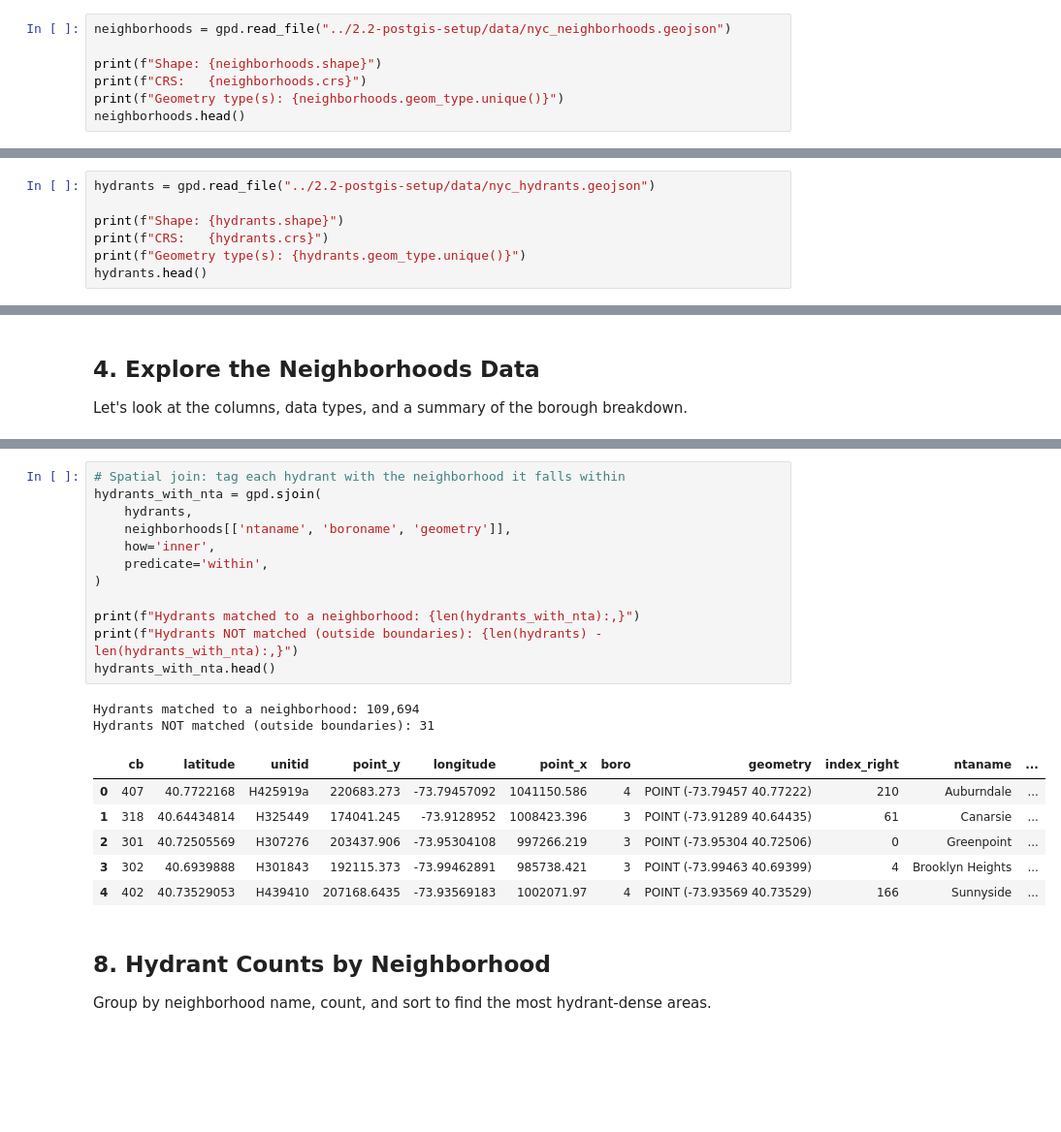
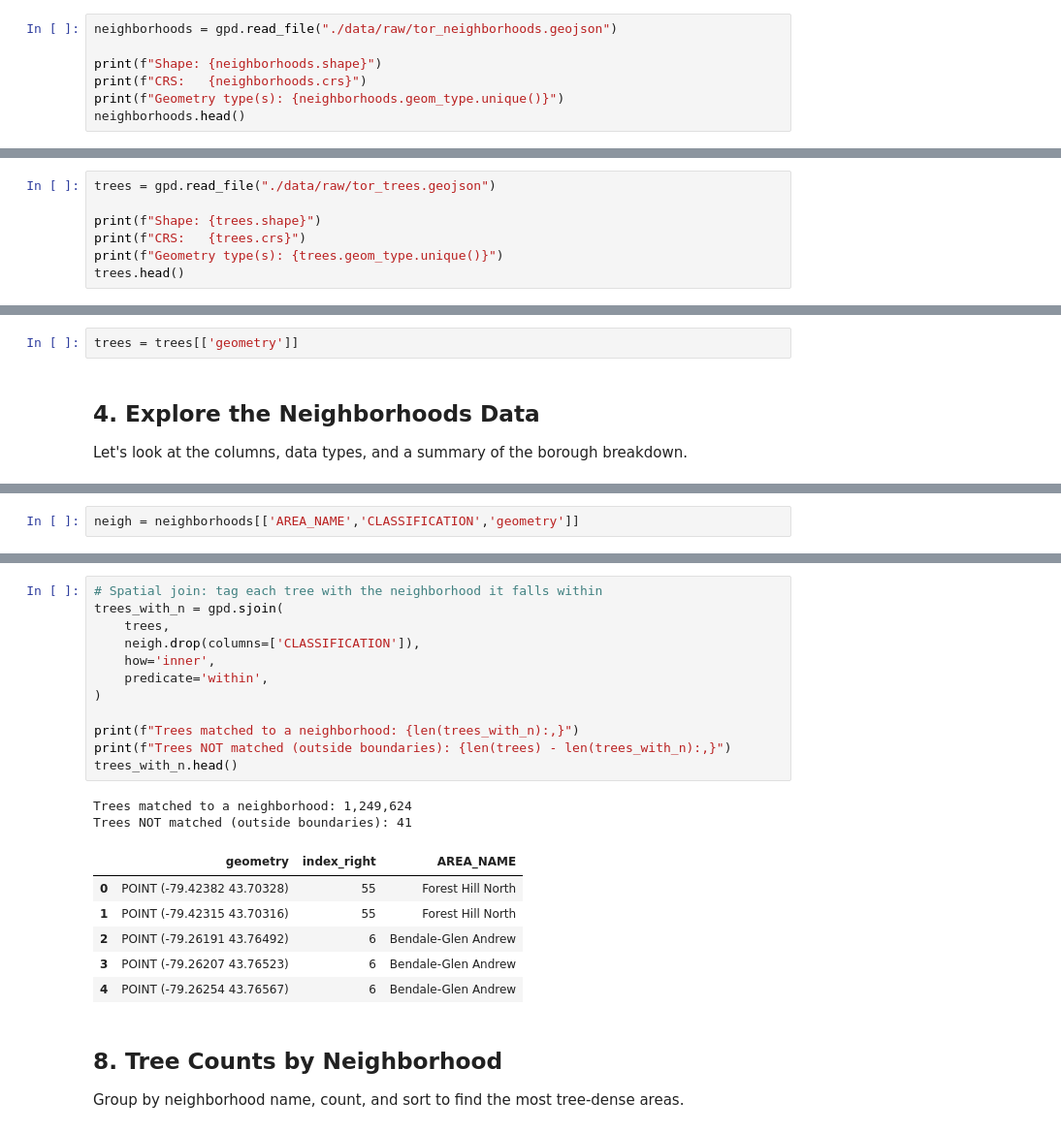
Before and after one commit to AdrianChC/tor-trees-analysis, a Jupyter notebook: analysis.ipynb, the cells around one changed output, grey strips where cells are left out. Shown at 97% size. Cells and saved outputs as stored; diff of their text form; blank space fills up the shorter version.

```diff
--- a/analysis.ipynb
+++ b/analysis.ipynb
@@ -32,5 +32,5 @@ We load the Neighborhood Tabulation Areas (NTAs) GeoJSON that was downloaded in
 # %%
-neighborhoods = gpd.read_file("../2.2-postgis-setup/data/nyc_neighborhoods.geojson")
+neighborhoods = gpd.read_file("./data/raw/tor_neighborhoods.geojson")
 
 print(f"Shape: {neighborhoods.shape}")
 print(f"CRS:   {neighborhoods.crs}")
@@ -56,8 +55,8 @@ The hydrants dataset has ~110K point features. GeoPandas handles this just fine.
 # %%
-hydrants = gpd.read_file("../2.2-postgis-setup/data/nyc_hydrants.geojson")
+trees = gpd.read_file("./data/raw/tor_trees.geojson")
 
-print(f"Shape: {hydrants.shape}")
-print(f"CRS:   {hydrants.crs}")
-print(f"Geometry type(s): {hydrants.geom_type.unique()}")
-hydrants.head()
+print(f"Shape: {trees.shape}")
+print(f"CRS:   {trees.crs}")
+print(f"Geometry type(s): {trees.geom_type.unique()}")
+trees.head()
 # %% [output]
@@ -75,3 +74,5 @@ Length: 1, dtype: str
+# %%
+trees = trees[['geometry']]
 # %% [markdown]
 ## 4. Explore the Neighborhoods Data
 
@@ -103,3 +105,5 @@ Name: count, dtype: int64
+# %%
+neigh = neighborhoods[['AREA_NAME','CLASSIFICATION','geometry']]
 # %% [markdown]
 ## 5. Plot the Neighborhoods
 
@@ -156,26 +160,26 @@ This may take 30–60 seconds on ~110K points against ~260 polygons.
 # %%
-# Spatial join: tag each hydrant with the neighborhood it falls within
-hydrants_with_nta = gpd.sjoin(
-    hydrants,
-    neighborhoods[['ntaname', 'boroname', 'geometry']],
+# Spatial join: tag each tree with the neighborhood it falls within
+trees_with_n = gpd.sjoin(
+    trees,
+    neigh.drop(columns=['CLASSIFICATION']),
     how='inner',
     predicate='within',
 )
 
-print(f"Hydrants matched to a neighborhood: {len(hydrants_with_nta):,}")
-print(f"Hydrants NOT matched (outside boundaries): {len(hydrants) - len(hydrants_with_nta):,}")
-hydrants_with_nta.head()
+print(f"Trees matched to a neighborhood: {len(trees_with_n):,}")
+print(f"Trees NOT matched (outside boundaries): {len(trees) - len(trees_with_n):,}")
+trees_with_n.head()
 # %% [output]
-Hydrants matched to a neighborhood: 109,694
-Hydrants NOT matched (outside boundaries): 31
+Trees matched to a neighborhood: 1,249,624
+Trees NOT matched (outside boundaries): 41
-|  | cb | latitude | unitid | point_y | longitude | point_x | boro | geometry | index_right | ntaname | ... |
-| 0 | 407 | 40.7722168 | H425919a | 220683.273 | -73.79457092 | 1041150.586 | 4 | POINT (-73.79457 40.77222) | 210 | Auburndale | ... |
-| 1 | 318 | 40.64434814 | H325449 | 174041.245 | -73.9128952 | 1008423.396 | 3 | POINT (-73.91289 40.64435) | 61 | Canarsie | ... |
-| 2 | 301 | 40.72505569 | H307276 | 203437.906 | -73.95304108 | 997266.219 | 3 | POINT (-73.95304 40.72506) | 0 | Greenpoint | ... |
-| 3 | 302 | 40.6939888 | H301843 | 192115.373 | -73.99462891 | 985738.421 | 3 | POINT (-73.99463 40.69399) | 4 | Brooklyn Heights | ... |
-| 4 | 402 | 40.73529053 | H439410 | 207168.6435 | -73.93569183 | 1002071.97 | 4 | POINT (-73.93569 40.73529) | 166 | Sunnyside | ... |
+|  | geometry | index_right | AREA_NAME |
+| 0 | POINT (-79.42382 43.70328) | 55 | Forest Hill North |
+| 1 | POINT (-79.42315 43.70316) | 55 | Forest Hill North |
+| 2 | POINT (-79.26191 43.76492) | 6 | Bendale-Glen Andrew |
+| 3 | POINT (-79.26207 43.76523) | 6 | Bendale-Glen Andrew |
+| 4 | POINT (-79.26254 43.76567) | 6 | Bendale-Glen Andrew |
 # %% [markdown]
-## 8. Hydrant Counts by Neighborhood
+## 8. Tree Counts by Neighborhood
 
-Group by neighborhood name, count, and sort to find the most hydrant-dense areas.
+Group by neighborhood name, count, and sort to find the most tree-dense areas.
 # %%
```
Also changed, not shown: parts of 23 cells of this notebook, 1 other file.
